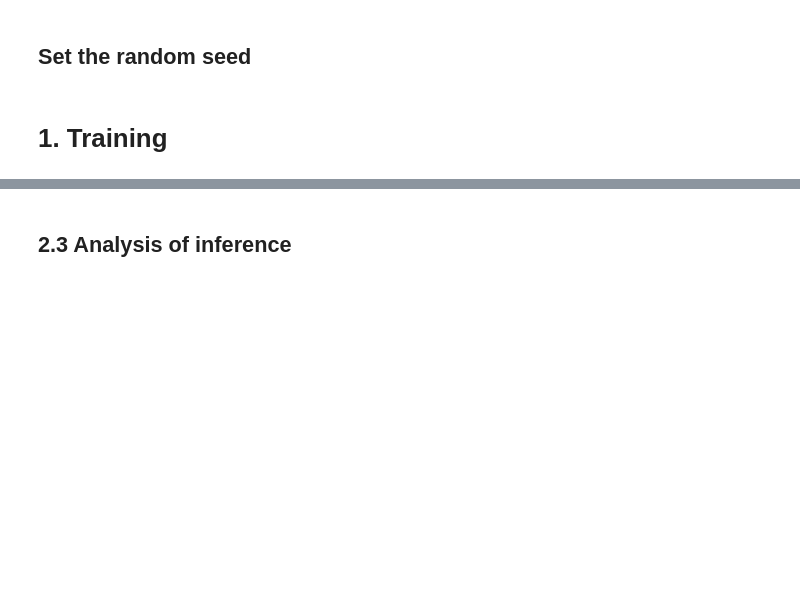
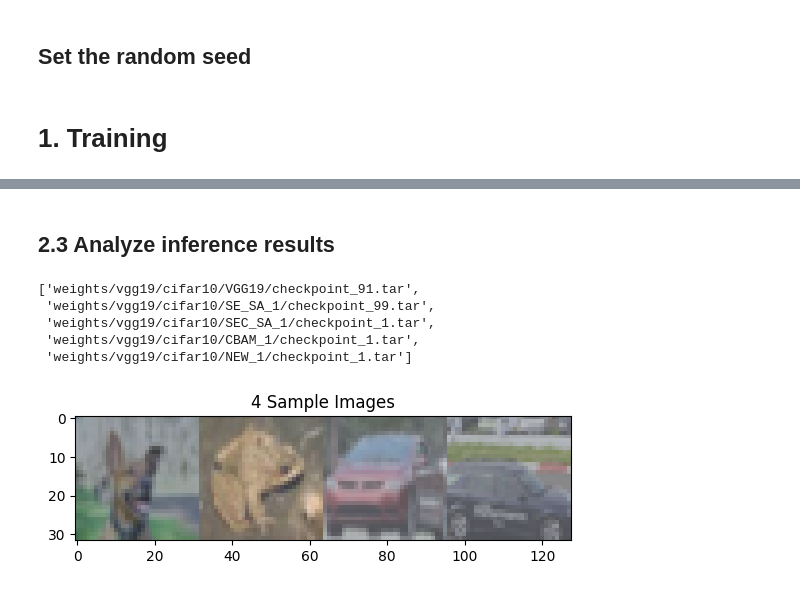
Before and after one commit to jaekyeongg/deeplearning, a Jupyter notebook: demo_vgg19.ipynb, the cells around one changed output, grey strips where cells are left out. Saved outputs shown, nothing was run; the diff lists cells and outputs as text; code cells hidden in the pictures; blank space fills up the shorter version.

```diff
--- a/demo_vgg19.ipynb
+++ b/demo_vgg19.ipynb
@@ -24,7 +36,7 @@ class VGG_agrument:
     def __init__(self):
         self.arch = 'vgg19_bn'  #  Choice : 'VGG', 'vgg11', 'vgg11_bn', 'vgg13', 'vgg13_bn', 'vgg16', 'vgg16_bn', 'vgg19', 'vgg19_bn'
         self.workers = 4
-        self.epochs = 300
+        self.epochs = 2 # 300
         self.start_epoch = 0
         self.batch_size = 128
         self.lr = 0.05
@@ -44,7 +56,7 @@ class VGG_agrument:
 args = VGG_agrument()
 # %%
 block_list = ['VGG19', 'SE_SA_1', 'SEC_SA_1', 'CBAM_1', 'NEW_1']
-name_list = ['VGG19 (base)', 'SE (residuel) + SA', 'SE + SA', 'CBAM', 'Our model']
+name_list = ['VGG19 (base)', 'SE (residual) + SA', 'SE + SA', 'CBAM', 'Our model']
 # %% [markdown]
 ## Set the random seed
 # %%
@@ -542,18 +494,70 @@ def best_checkpoint(checkpoint_path):
             return checkpoint_path + '/' + file_name
     return ''
 # %% [markdown]
-## 2.3 Analysis of inference
+## 2.3 Analyze inference results
 # %%
 weight_list = [best_checkpoint('%s/%s/%s' % (args.save_dir, args.dataset, block)) for block in block_list]
 weight_list
+# %% [output]
+['weights/vgg19/cifar10/VGG19/checkpoint_91.tar',
+ 'weights/vgg19/cifar10/SE_SA_1/checkpoint_99.tar',
+ 'weights/vgg19/cifar10/SEC_SA_1/checkpoint_1.tar',
+ 'weights/vgg19/cifar10/CBAM_1/checkpoint_1.tar',
+ 'weights/vgg19/cifar10/NEW_1/checkpoint_1.tar']
-# %%
-args.batch_size = 4  # Sample images for inferencing
-
-for bt, bn, bw in zip(block_list, name_list, weight_list):
-    print()
-    print('########################################################################################')
-    print('Inference of "%s"' %bn)
-    args.block = bt
-    args.checkpoint = bw
-    run_inference(args)
-    print('########################################################################################')
+# %%
+args.batch_size = 4  # Sample images for inferencing
+
+#############################################
+# Load dataset
+#############################################
+normalize = transforms.Normalize(mean=[0.485, 0.456, 0.406], std=[0.229, 0.224, 0.225])
+if args.dataset == "cifar100":
+    val_loader = torch.utils.data.DataLoader(
+        datasets.CIFAR100(root='./data', train=False, transform=transforms.Compose([
+            transforms.ToTensor(),
+            normalize,
+        ])),
+        batch_size=args.batch_size, shuffle=True,
+        num_workers=args.workers, pin_memory=True)
+else:
+    val_loader = torch.utils.data.DataLoader(
+        datasets.CIFAR10(root='./data', train=False, transform=transforms.Compose([
+            transforms.ToTensor(),
+            normalize,
+        ])),
+        batch_size=args.batch_size, shuffle=True,
+        num_workers=args.workers, pin_memory=True)
+
+dataiter = iter(val_loader)
+images, labels = next(dataiter)
+
+###########################################################
+# Display sample images
+###########################################################
+original_img = None
+for tensor_img in images:
+    rgb_img = deprocess_image(tensor_img.permute(1, 2, 0).numpy()) / 255.0
+
+    if original_img is None:
+        original_img = rgb_img
+    else:
+        original_img = cv2.hconcat([original_img, rgb_img])
+
+fig = plt.figure()
+plt.imshow(original_img)
+plt.title("%d Sample Images" % args.batch_size)
+plt.show()
+
+###########################################################
+# Run inference of each model with same sample images
+###########################################################
+for bt, bn, bw in zip(block_list, name_list, weight_list):
+    print()
+    print('########################################################################################')
+    print('Inference of "%s"' %bn)
+    args.block = bt
+    args.checkpoint = bw
+    run_inference(args, images, labels)
+    print('########################################################################################')
+# %% [output]
+[figure, added]
```
Also changed, not shown: parts of 13 cells of this notebook, 14 other files.
